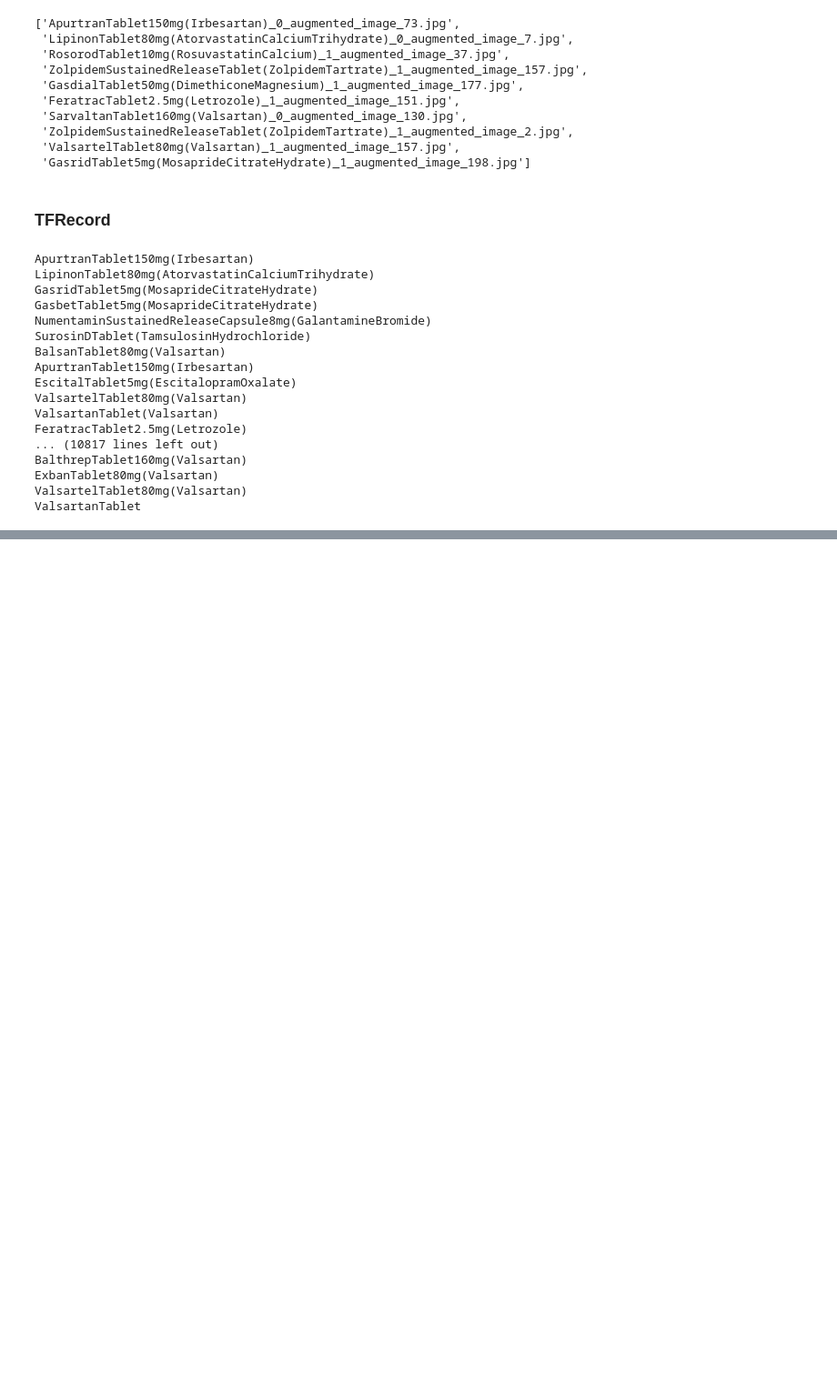
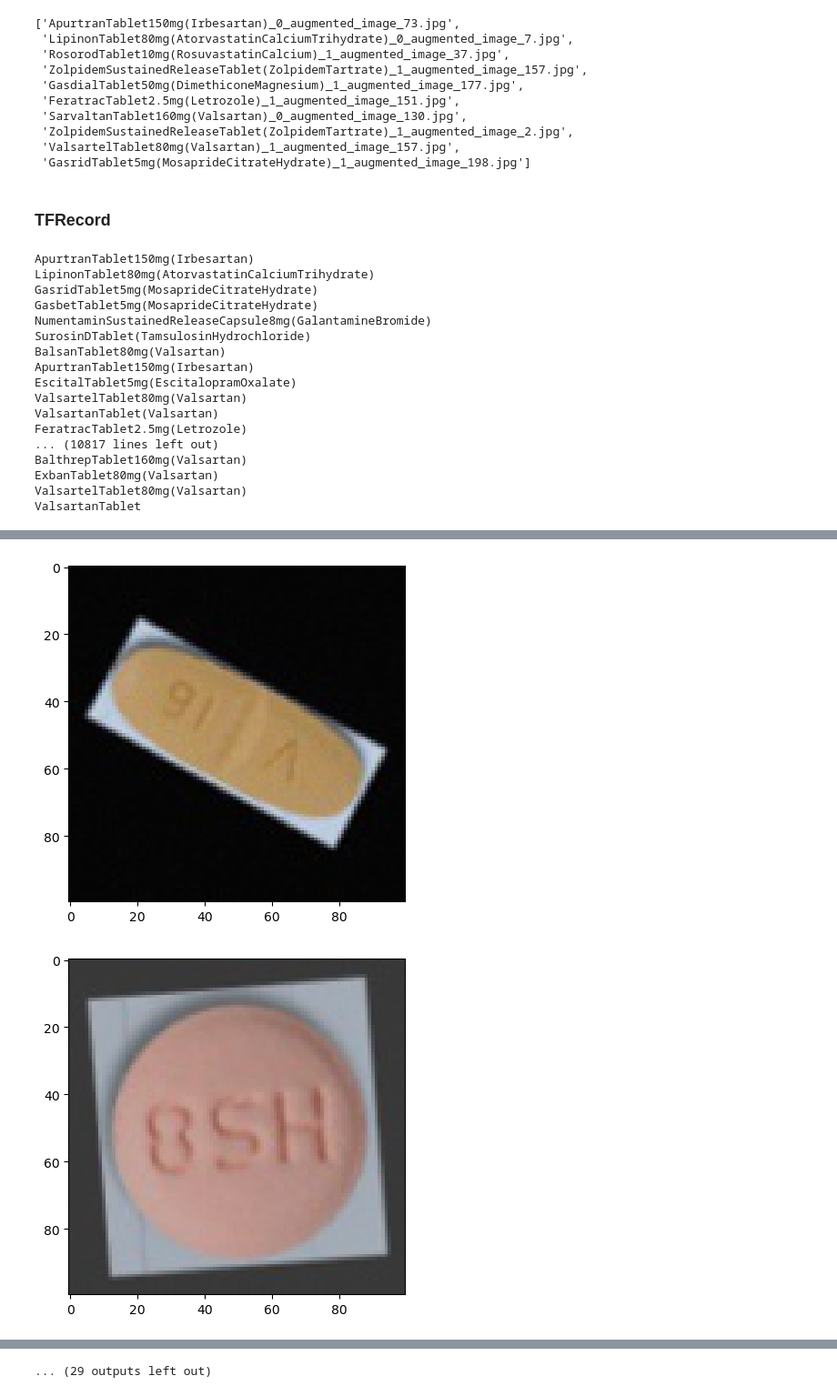
Before and after one commit to drug-prometheus/PillClassification, a Jupyter notebook: Pill_Classification_with_mobile_net.ipynb, the cells around one changed output, grey strips where cells are left out. Shown at 91% size. Cells and saved outputs as stored; diff of their text form; code cells hidden in the pictures; blank space fills up the shorter version.

Commit message:
feat : model compile & training

```diff
--- a/Pill_Classification_with_mobile_net.ipynb
+++ b/Pill_Classification_with_mobile_net.ipynb
@@ -180,6 +183,7 @@ import tensorflow as tf
 ## TFRecord writer 생성
 writer_train = tf.io.TFRecordWriter(tfr_train_dir)
 writer_val = tf.io.TFRecordWriter(tfr_val_dir)
+writer_test = tf.io.TFRecordWriter(tfr_test_dir)
 # %%
 # The following functions can be used to convert a value to a type compatible
 # with tf.Example.
@@ -268,0 +300,33 @@ UnidentifiedImageError: cannot identify image file '/Users/seyeong/workspace/dru
+# %%
+## Hyper Parameters
+N_CLASS = len(class_list)
+N_EPOCHS = 30
+N_BATCH = 40
+N_TRAIN = n_train
+N_VAL = n_val
+IMG_SIZE = 100
+learning_rate = 0.0001
+steps_per_epoch = N_TRAIN / N_BATCH#STEPS_PER_EPOCH =n_train//batch_size # len(train_data) // batch_size
+validation_steps = int(np.ceil(N_VAL / N_BATCH))#VALIDATION_STEPS = n_val//batch_size # len(valid_data) // batch_size
+# %%
+## tfrecord file을 data로 parsing해주는 function
+def _parse_function(tfrecord_serialized):
+    features={'image': tf.io.FixedLenFeature([], tf.string),
+              'cls_num': tf.io.FixedLenFeature([], tf.int64)
+             }
+    parsed_features = tf.io.parse_single_example(tfrecord_serialized, features)
+
+    image = tf.io.decode_raw(parsed_features['image'], tf.uint8)
+    image = tf.reshape(image, [IMG_SIZE, IMG_SIZE, 3])
+    image = tf.cast(image, tf.float32)/255.
+
+    label = tf.cast(parsed_features['cls_num'], tf.int64)
+    label = tf.one_hot(label, N_CLASS)
+
+    return image, label
+# %%
+## train dataset 만들기
+train_dataset = tf.data.TFRecordDataset(tfr_train_dir)
+train_dataset = train_dataset.map(_parse_function, num_parallel_calls=tf.data.experimental.AUTOTUNE)
+train_dataset = train_dataset.shuffle(buffer_size=N_TRAIN).prefetch(
+    tf.data.experimental.AUTOTUNE).batch(N_BATCH).repeat()
@@ -268,0 +343,7 @@ UnidentifiedImageError: cannot identify image file '/Users/seyeong/workspace/dru
+# %%
+for image, label in train_dataset.take(1):
+  for i in range(N_BATCH):
+#     print(label[i].numpy())
+    plt.imshow(image[i])
+    plt.show()
+# %% [output]
@@ -268,0 +355,2 @@ UnidentifiedImageError: cannot identify image file '/Users/seyeong/workspace/dru
+[figure, added]
+[figure, added]
@@ -268,0 +366 @@ UnidentifiedImageError: cannot identify image file '/Users/seyeong/workspace/dru
+... (29 outputs left out)
```
Also changed, not shown: parts of 16 cells of this notebook, 1 other file.
